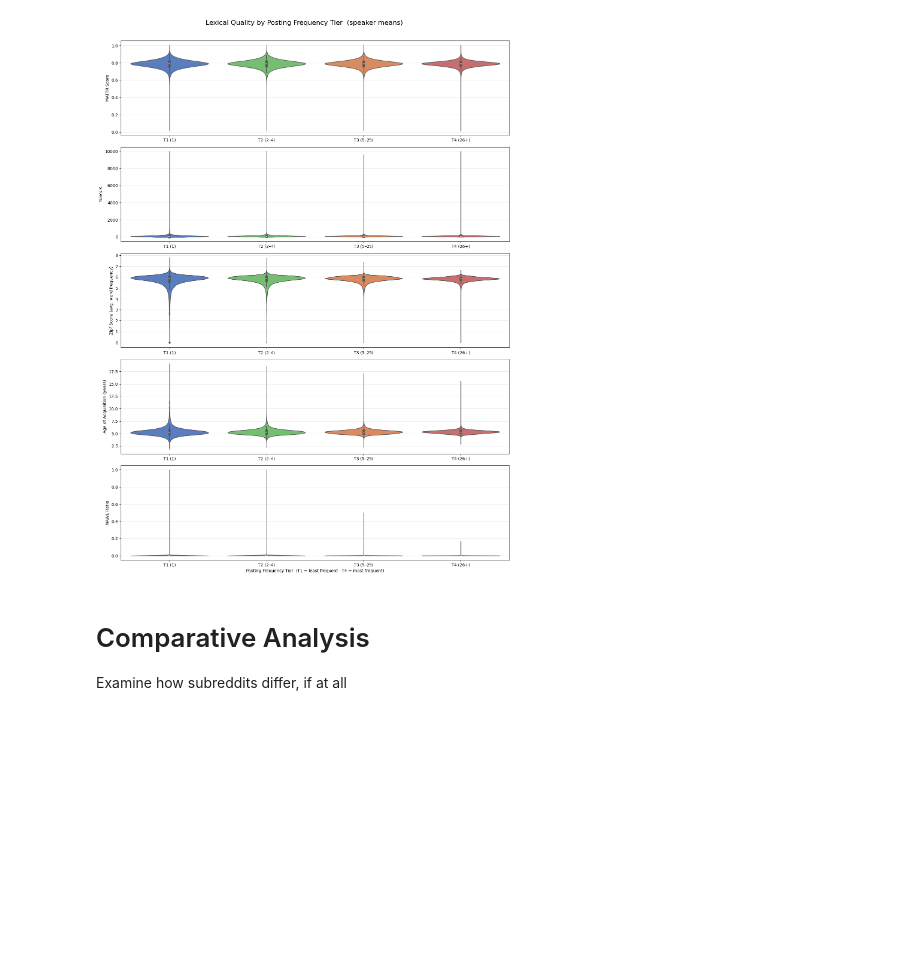
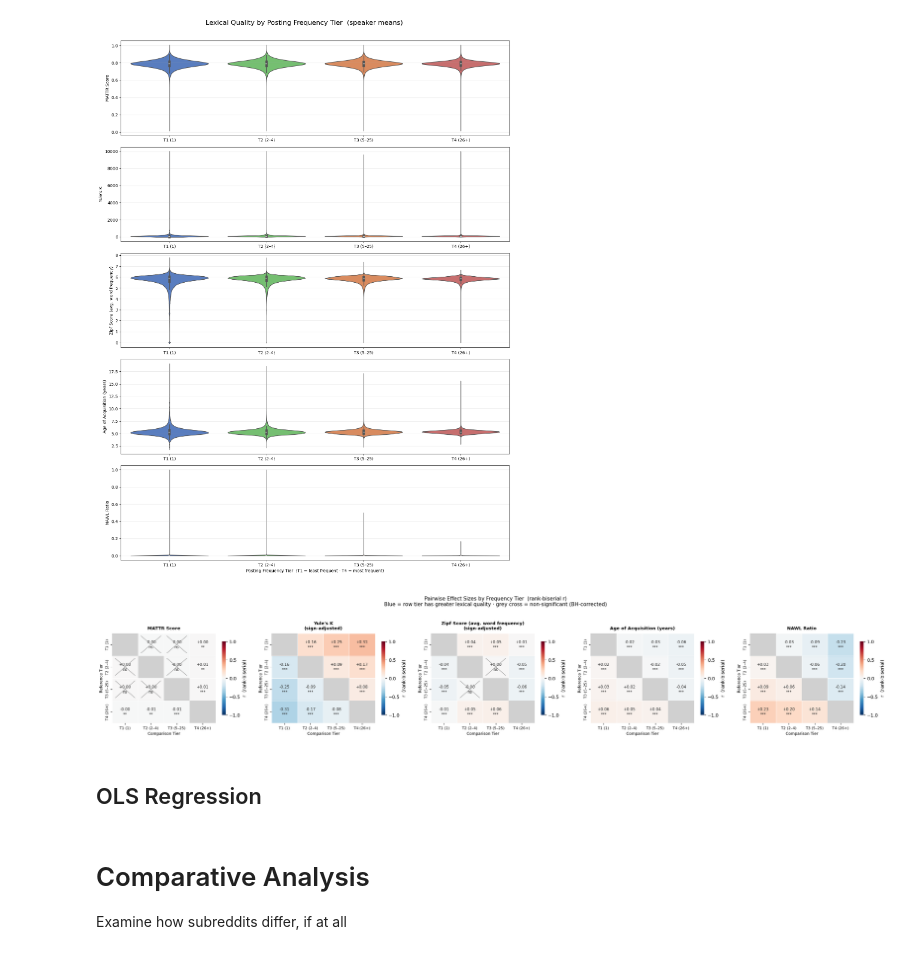
Before and after one commit to nickvick04/ORFE-Thesis, a Jupyter notebook: src/final.ipynb, the cells around one changed output. Drawn from its saved outputs; the diff is of its cells as text; code cells hidden in the pictures; blank space fills up the shorter version.

Commit message:
rerun w/ effect size maps

```diff
--- a/src/final.ipynb
+++ b/src/final.ipynb
@@ -299,0 +302,6 @@ results = run_freq_quartile_tests(df_q)
+# %%
+# Tidy table — display directly in the notebook
+es = compute_effect_sizes(df_q)
+es  # shows metric, group_1, group_2, r, magnitude, p_adjusted, significant
+# %% [output]
+[figure, added]
@@ -300,3 +311,5 @@ results = run_freq_quartile_tests(df_q)
+# %% [markdown]
+## OLS Regression
 # %% [markdown]
 # Comparative Analysis
 Examine how subreddits differ, if at all
```
Also changed, not shown: parts of 5 cells of this notebook.
